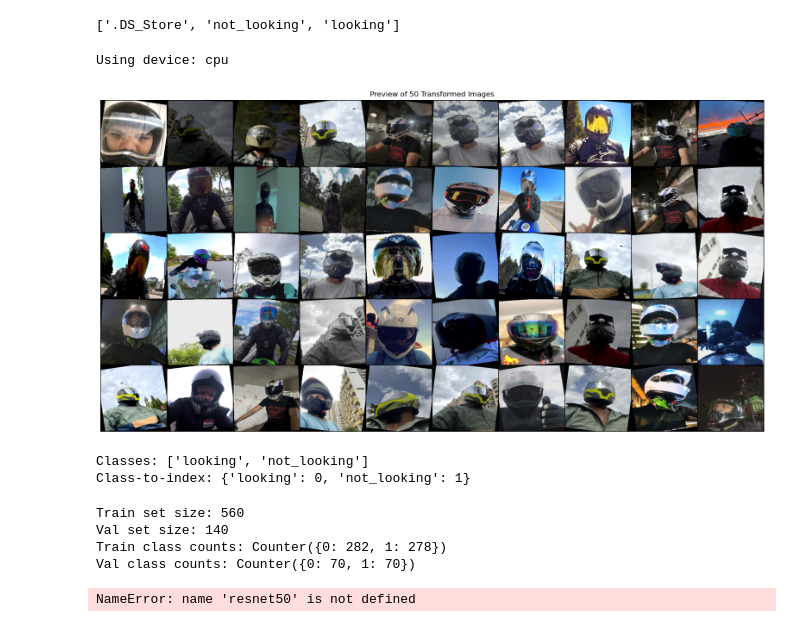
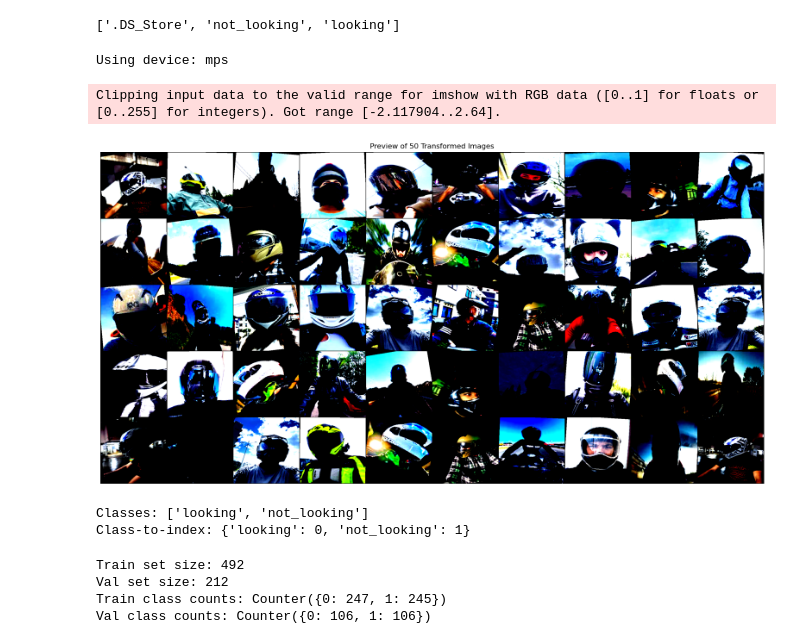
Before and after one commit to fahrel-fh2206836/helmet-pose-detector, a Jupyter notebook: helmet-classifier.ipynb, the cells around one changed output. Saved outputs shown, nothing was run; the diff lists cells and outputs as text; code cells hidden in the pictures.

```diff
--- a/helmet-classifier.ipynb
+++ b/helmet-classifier.ipynb
@@ -48,10 +47,16 @@ print(os.listdir("helmet_dataset"))
 ['.DS_Store', 'not_looking', 'looking']
 # %%
 # --- DEVICE ---
-device = torch.device("cuda" if torch.cuda.is_available() else "cpu")
+if torch.cuda.is_available():
+    device = torch.device("cuda")  # NVIDIA GPU
+elif torch.backends.mps.is_available():
+    device = torch.device("mps")   # Apple M1/M2/M3/M4 GPU
+else:
+    device = torch.device("cpu")
+
 print(f"Using device: {device}")
 # %% [output]
-Using device: cpu
+Using device: mps
 # %%
 # --- SAFETY LOADER ---
 def pil_loader(path):
@@ -60,44 +65,54 @@ def pil_loader(path):
         return img.convert('RGB')
 # %%
 # --- TRANSFORM ---
-transform = transforms.Compose([
-    transforms.Resize((256, 256)),
-    transforms.CenterCrop(224),
-    transforms.ColorJitter(brightness=0.2, contrast=0.2),
-    transforms.RandomHorizontalFlip(),
-    transforms.RandomRotation(10),
-    transforms.ToTensor()
+train_transform = transforms.Compose([
+    transforms.Resize((320, 320)),              # Resize slightly bigger
+    transforms.CenterCrop(300),                 # Crop to model input
+    transforms.RandomHorizontalFlip(p=0.5),     # Good if left/right isn’t label-dependent
+    transforms.RandomRotation(10),              # Small tilt variation
+    transforms.ToTensor(),
+    transforms.Normalize(mean=[0.485, 0.456, 0.406],
+                         std=[0.229, 0.224, 0.225])
 ])
+
+val_transform = transforms.Compose([
+    transforms.Resize((320, 320)),
+    transforms.CenterCrop(300),
+    transforms.ToTensor(),
+    transforms.Normalize(mean=[0.485, 0.456, 0.406],
+                         std=[0.229, 0.224, 0.225])
+])
 # %%
 import torchvision
 
 # Load dataset with transform applied
 preview_dataset = datasets.ImageFolder(
     root=dataset_path,
-    transform=transform,
+    transform=train_transform,
     loader=pil_loader
 )
 
 # Create a DataLoader (no shuffling)
 preview_loader = DataLoader(preview_dataset, batch_size=50, shuffle=True)
 
 # Get one batch
 images, labels = next(iter(preview_loader))
 
 # Make a grid of 50 images (5 rows × 10 columns)
 grid_img = torchvision.utils.make_grid(images[:50], nrow=10, padding=2)
 
 # Unnormalize if needed (for display only)
 np_img = grid_img.permute(1, 2, 0).numpy()
 
 # Show the image grid
 plt.figure(figsize=(20, 10))
 plt.imshow(np_img)
 plt.axis('off')
 plt.title("Preview of 50 Transformed Images")
 plt.show()
 # %% [output]
+Clipping input data to the valid range for imshow with RGB data ([0..1] for floats or [0..255] for integers). Got range [-2.117904..2.64].
-[figure, old version]
+[figure, new version]
 # %%
 import shutil
 
@@ -129,8 +145,8 @@ from collections import Counter
 # Use full dataset (700 images)
 targets = dataset.targets  # From ImageFolder
 
-# Change test_size here: 0.2 = 80/20, 0.3 = 70/30
-splitter = StratifiedShuffleSplit(n_splits=1, test_size=0.2, random_state=42)
+# Change test_size here: 0.2 = 80/20 split, 0.3 = 70/30 split
+splitter = StratifiedShuffleSplit(n_splits=1, test_size=0.3, random_state=42)
 
 for train_idx, val_idx in splitter.split(np.zeros(len(targets)), targets):
     train_dataset = torch.utils.data.Subset(dataset, train_idx)
@@ -145,7 +161,7 @@ val_labels = [dataset.targets[i] for i in val_dataset.indices]
 print("Train class counts:", Counter(train_labels))
 print("Val class counts:", Counter(val_labels))
 # %% [output]
-Train set size: 560
-Val set size: 140
-Train class counts: Counter({0: 282, 1: 278})
-Val class counts: Counter({0: 70, 1: 70})
+Train set size: 492
+Val set size: 212
+Train class counts: Counter({0: 247, 1: 245})
+Val class counts: Counter({0: 106, 1: 106})
@@ -153,12 +187,11 @@ Val class counts: Counter({0: 70, 1: 70})
 train_loader = DataLoader(train_dataset, batch_size=batch_size, shuffle=True)
 val_loader = DataLoader(val_dataset, batch_size=batch_size, shuffle=False)
 # %%
-# --- MODEL ---
-model = resnet50(pretrained=True)
-model.fc = nn.Linear(model.fc.in_features, 2)
+from torchvision.models import efficientnet_b3
+
+model = efficientnet_b3(pretrained=True)
+model.classifier[1] = nn.Linear(model.classifier[1].in_features, 2)  # For binary classification
 model = model.to(device)
-# %% [output]
-NameError: name 'resnet50' is not defined
 # %%
 # --- LOSS & OPTIMIZER ---
 criterion = nn.CrossEntropyLoss()
```
Also changed, not shown: parts of 9 cells of this notebook, 1 other file.
